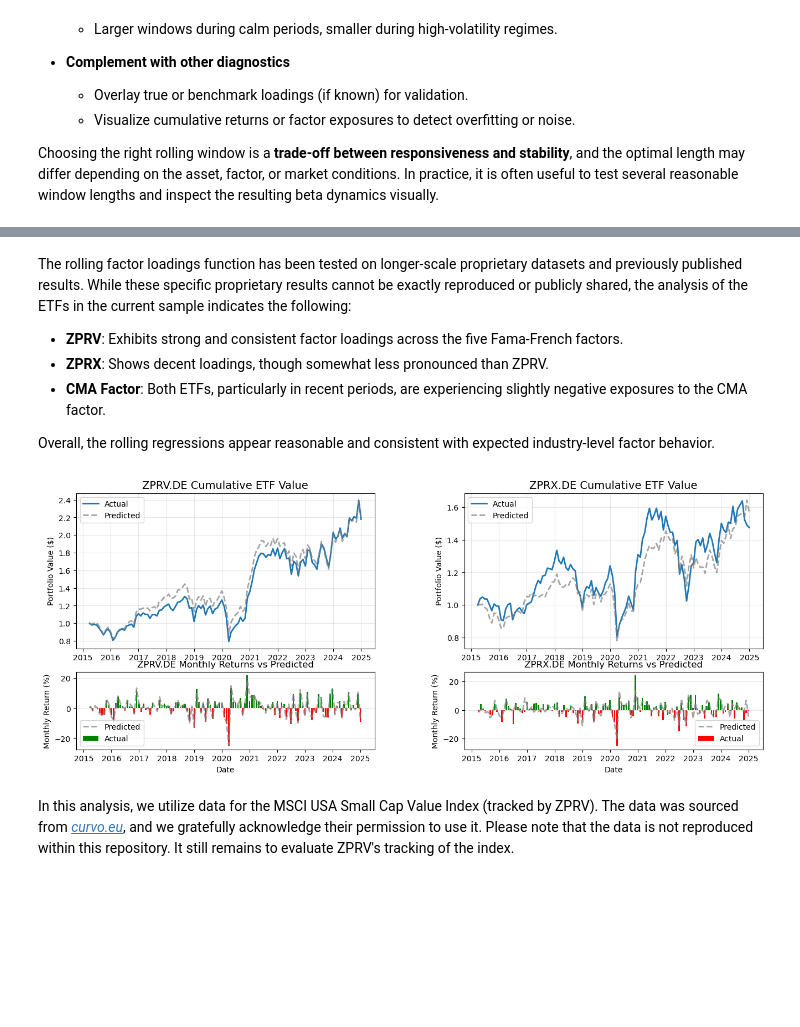
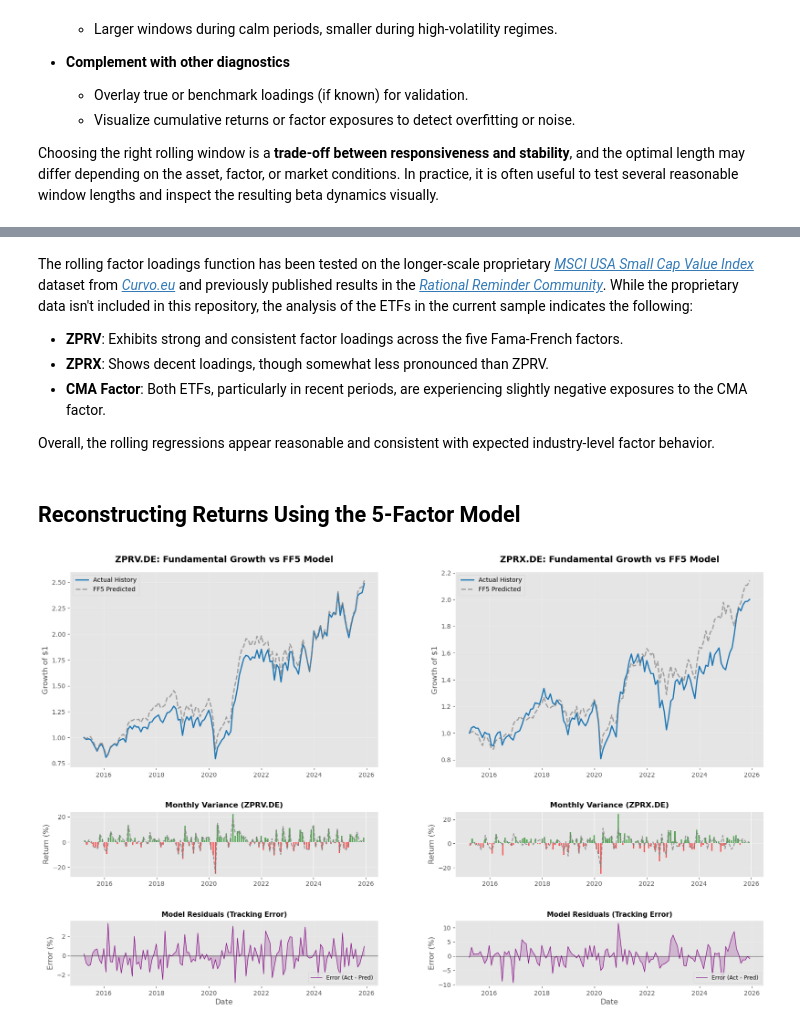
Before and after one commit to husainm97/quant-lab-alpha, a Jupyter notebook: notebooks/factor_premium_tests.ipynb, the cells around one changed output, grey strips where cells are left out. Cells and saved outputs as stored; diff of their text form; code cells hidden in the pictures; blank space fills up the shorter version.

Commit message:
Pedagogical additions to tests notebook -- Block Boostrap Sims, Price Reconstruction, Residuals, Acknowlegements

```diff
--- a/notebooks/factor_premium_tests.ipynb
+++ b/notebooks/factor_premium_tests.ipynb
@@ -520,65 +472,80 @@ ZPRX.DE  0.980539  0.143972  0.390141  0.161025 -0.025109
 # %% [markdown]
-The rolling factor loadings function has been tested on longer-scale proprietary datasets and previously published results. While these specific proprietary results cannot be exactly reproduced or publicly shared, the analysis of the ETFs in the current sample indicates the following:
+The rolling factor loadings function has been tested on the longer-scale proprietary [*MSCI USA Small Cap Value Index*](https://curvo.eu/backtest/en/market-index/msci-usa-small-cap-value?currency=eur) dataset from [*Curvo.eu*](https://curvo.eu/) and previously published results in the [*Rational Reminder Community*](https://community.rationalreminder.ca/). While the proprietary data isn't included in this repository, the analysis of the ETFs in the current sample indicates the following:
 
 - **ZPRV**: Exhibits strong and consistent factor loadings across the five Fama-French factors.
 - **ZPRX**: Shows decent loadings, though somewhat less pronounced than ZPRV.
 - **CMA Factor**: Both ETFs, particularly in recent periods, are experiencing slightly negative exposures to the CMA factor.
 
 Overall, the rolling regressions appear reasonable and consistent with expected industry-level factor behavior.
+# %% [markdown]
+## Reconstructing Returns Using the 5-Factor Model
 # %%
 # Prepare predicted returns from Fama-French regressions
 predicted_returns = {}
 for etf in etf_cols:
     y = ucits_combined[etf] - ucits_combined['RF']
     X = sm.add_constant(ucits_combined[factor_cols])
     model = sm.OLS(y, X).fit()
     # Predicted excess returns + RF to get actual return
     predicted_returns[etf] = model.predict(X) + ucits_combined['RF']
 
 # Colors for plotting
-colors = {'Actual':'tab:blue','Predicted':'tab:orange'}
+colors = {'Actual': 'tab:blue', 'Predicted': 'tab:grey', 'Residual': 'purple'}
 
-# Colors for plotting
-colors = {'Actual': 'tab:blue', 'Predicted': 'tab:grey'}
-
-fig, axes = plt.subplots(2, 2, figsize=(16, 6), gridspec_kw={'height_ratios':[2,1], 'wspace':0.3})
+# Create a 3-row grid: Cumulative (Large), Monthly (Medium), Residuals (Small)
+fig, axes = plt.subplots(3, 2, figsize=(20, 12),
+                         gridspec_kw={'height_ratios': [3, 1, 1], 'hspace': 0.4, 'wspace': 0.25})
 
 for i, etf in enumerate(etf_cols):
     actual = ucits_combined[etf].loc[predicted_returns[etf].index]
     pred = predicted_returns[etf]
+    # Residuals in percentage points
+    residuals = (actual - pred) * 100
 
     # -----------------------------
-    # Top row: cumulative growth
+    # Row 0: Cumulative Growth
     # -----------------------------
     cum_actual = (1 + actual).cumprod()
-    cum_actual /= cum_actual.iloc[0]  # normalize
+    cum_actual /= cum_actual.iloc[0]
     cum_pred = (1 + pred).cumprod()
     cum_pred /= cum_pred.iloc[0]
 
-    axes[0, i].plot(cum_actual.index, cum_actual, color=colors['Actual'], linewidth=2, label='Actual')
-    axes[0, i].plot(cum_pred.index, cum_pred, color=colors['Predicted'], linestyle='--', linewidth=2, alpha=0.7, label='Predicted')
+    axes[0, i].plot(cum_actual.index, cum_actual, color=colors['Actual'], linewidth=2, label='Actual History')
+    axes[0, i].plot(cum_pred.index, cum_pred, color=colors['Predicted'], linestyle='--', linewidth=2, alpha=0.7, label='FF5 Predicted')
 
-    axes[0, i].set_title(f'{etf} Cumulative ETF Value', fontsize=14)
-    axes[0, i].set_ylabel('Portfolio Value ($)')
+    axes[0, i].set_title(f'{etf}: Fundamental Growth vs FF5 Model', fontsize=14, pad=15)
+    axes[0, i].set_ylabel('Growth of $1')
     axes[0, i].grid(alpha=0.3)
-    axes[0, i].legend(fontsize=10)
+    axes[0, i].legend(loc='upper left')
 
     # -----------------------------
-    # Bottom row: monthly returns (bars for actual, line for predicted)
+    # Row 1: Monthly Returns (Bar vs Line)
     # -----------------------------
-    colors_actual = ['green' if x > 0 else 'red' for x in actual*100]  # positive -> green, negative -> red
-    axes[1, i].bar(actual.index, actual*100, color=colors_actual, alpha=1, width=20, label='Actual')
-    axes[1, i].plot(pred.index, pred*100, color=colors['Predicted'], linestyle='--', alpha=0.7, linewidth=2, label='Predicted')
+    colors_actual = ['green' if x > 0 else 'red' for x in actual * 100]
+    axes[1, i].bar(actual.index, actual * 100, color=colors_actual, alpha=0.6, width=20, label='Actual')
+    axes[1, i].plot(pred.index, pred * 100, color=colors['Predicted'], linestyle='--', alpha=0.8, linewidth=1.5, label='Predicted')
 
-    axes[1, i].set_title(f'{etf} Monthly Returns vs Predicted', fontsize=12)
-    axes[1, i].set_ylabel('Monthly Return (%)')
-    axes[1, i].set_xlabel('Date')
+    axes[1, i].set_title(f'Monthly Variance ({etf})', fontsize=12)
+    axes[1, i].set_ylabel('Return (%)')
     axes[1, i].grid(True, axis='y', alpha=0.3)
-    axes[1, i].legend(fontsize=10)
 
-plt.tight_layout()
+    # -----------------------------
+    # Row 2: Residuals (The Discrepancy)
+    # -----------------------------
+    # Using a stem plot or fill_between is often cleaner for residuals
+    axes[2, i].fill_between(residuals.index, residuals, 0, color=colors['Residual'], alpha=0.2)
+    axes[2, i].plot(residuals.index, residuals, color=colors['Residual'], linewidth=0.8, label='Error (Act - Pred)')
+
+    # Baseline zero-line is critical for residual plots
+    axes[2, i].axhline(0, color='black', lw=1, alpha=0.5)
+
+    axes[2, i].set_title(f'Model Residuals (Tracking Error)', fontsize=11)
+    axes[2, i].set_ylabel('Error (%)')
+    axes[2, i].set_xlabel('Date')
+    axes[2, i].grid(alpha=0.2)
+    axes[2, i].legend(fontsize=9, loc='lower right')
+
+# Use tight_layout to handle the spacing after adding the third row
 plt.show()
 # %% [output]
-[figure, old version]
+[figure, new version]
-# %% [markdown]
-In this analysis, we utilize data for the MSCI USA Small Cap Value Index (tracked by ZPRV). The data was sourced from [*curvo.eu*](https://curvo.eu/backtest/en/market-index/msci-usa-small-cap-value-weighted?currency=usd), and we gratefully acknowledge their permission to use it. Please note that the data is not reproduced within this repository. It still remains to evaluate ZPRV's tracking of the index.
```
Also changed, not shown: parts of 16 cells of this notebook.
